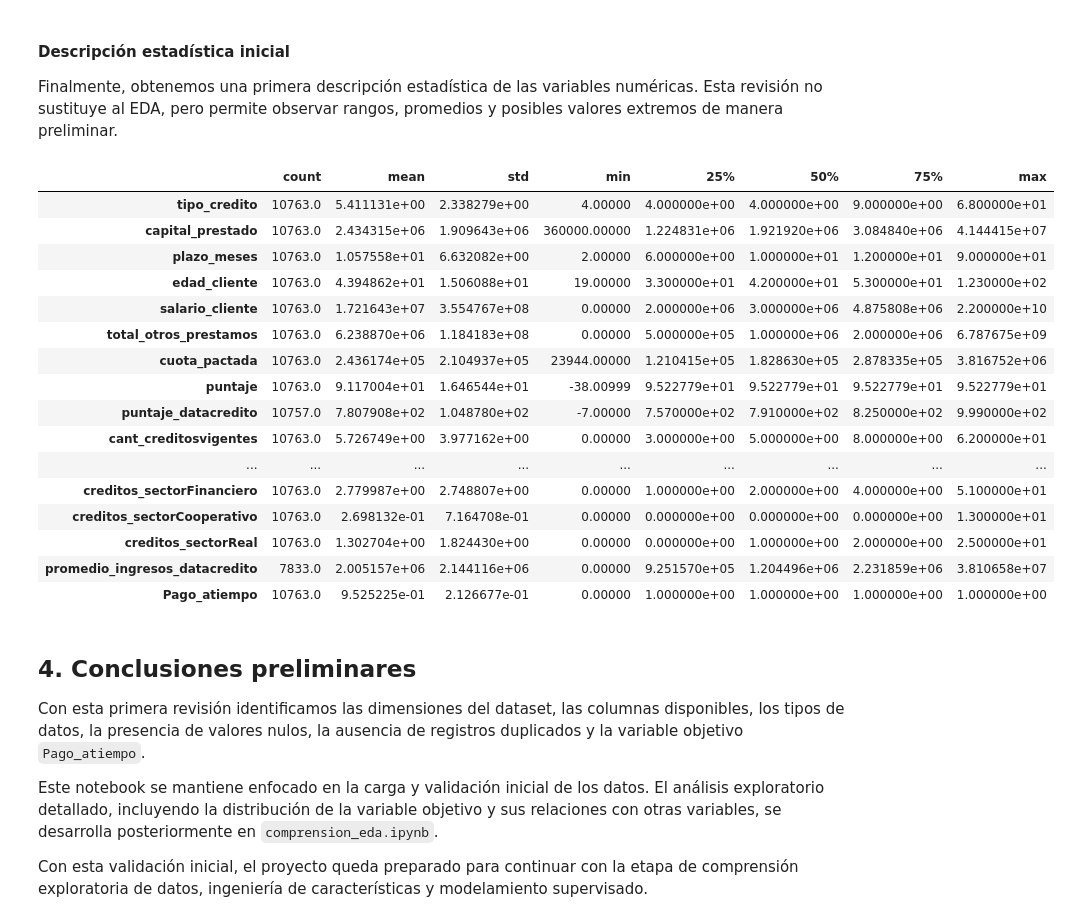
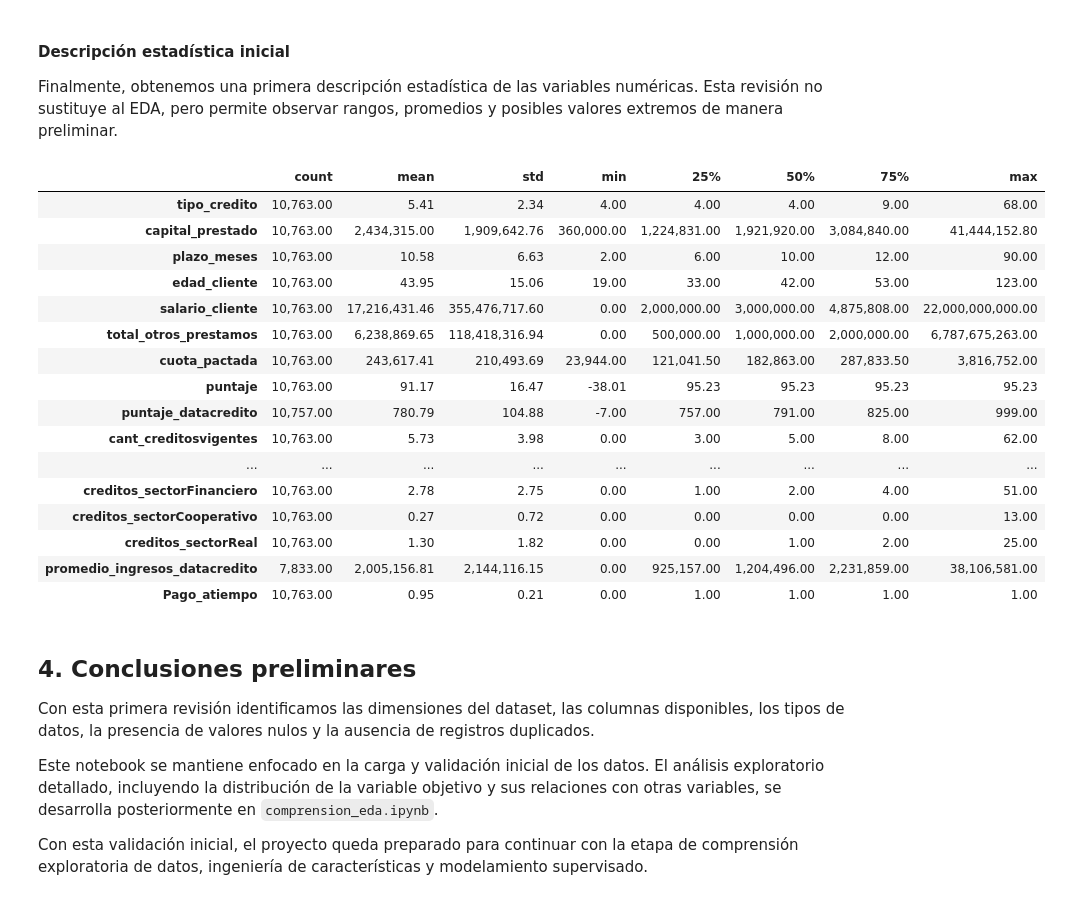
Before and after one commit to IsmaelHSaavedra/PIM5_v2, a Jupyter notebook: src/Cargar_datos.ipynb, the cells around one changed output. Saved outputs shown, nothing was run; the diff lists cells and outputs as text; code cells hidden in the pictures.

```diff
--- a/src/Cargar_datos.ipynb
+++ b/src/Cargar_datos.ipynb
@@ -156,9 +156,33 @@ No se identificaron registros duplicados completos en la base de datos. Esto ind
 
 Como parte de la carga inicial, separamos las columnas según su tipo de dato. Esto permite distinguir entre variables numéricas, categóricas y de fecha, lo cual será útil para el análisis exploratorio y la ingeniería de características.
 # %%
-columnas_fecha = [col for col in df.columns if "fecha" in col.lower()]
-columnas_numericas = df.select_dtypes(include=["int64", "float64"]).columns.tolist()
-columnas_categoricas = df.select_dtypes(include=["object"]).columns.tolist()
+from pandas.api.types import (
+    is_numeric_dtype,
+    is_datetime64_any_dtype,
+    is_object_dtype,
+    is_string_dtype
+)
+
+df["fecha_prestamo"] = pd.to_datetime(
+    df["fecha_prestamo"],
+    errors="coerce"
+)
+
+columnas_numericas = [
+    col for col in df.columns
+    if is_numeric_dtype(df[col])
+]
+
+columnas_fecha = [
+    col for col in df.columns
+    if is_datetime64_any_dtype(df[col])
+]
+
+columnas_categoricas = [
+    col for col in df.columns
+    if (is_object_dtype(df[col]) or is_string_dtype(df[col]))
+    and col not in columnas_fecha
+]
 
 clasificacion_variables = pd.DataFrame({
     "tipo_variable": ["numérica", "categórica", "fecha"],
@@ -190,28 +212,29 @@ La variable objetivo `Pago_atiempo` se identifica dentro del conjunto de datos,
 Finalmente, obtenemos una primera descripción estadística de las variables numéricas. Esta revisión no sustituye al EDA, pero permite observar rangos, promedios y posibles valores extremos de manera preliminar.
 # %%
 display(df.describe().T)
+pd.set_option("display.float_format", "{:,.2f}".format)
 # %% [output]
 |  | count | mean | std | min | 25% | 50% | 75% | max |
-| tipo_credito | 10763.0 | 5.411131e+00 | 2.338279e+00 | 4.00000 | 4.000000e+00 | 4.000000e+00 | 9.000000e+00 | 6.800000e+01 |
-| capital_prestado | 10763.0 | 2.434315e+06 | 1.909643e+06 | 360000.00000 | 1.224831e+06 | 1.921920e+06 | 3.084840e+06 | 4.144415e+07 |
-| plazo_meses | 10763.0 | 1.057558e+01 | 6.632082e+00 | 2.00000 | 6.000000e+00 | 1.000000e+01 | 1.200000e+01 | 9.000000e+01 |
-| edad_cliente | 10763.0 | 4.394862e+01 | 1.506088e+01 | 19.00000 | 3.300000e+01 | 4.200000e+01 | 5.300000e+01 | 1.230000e+02 |
-| salario_cliente | 10763.0 | 1.721643e+07 | 3.554767e+08 | 0.00000 | 2.000000e+06 | 3.000000e+06 | 4.875808e+06 | 2.200000e+10 |
-| total_otros_prestamos | 10763.0 | 6.238870e+06 | 1.184183e+08 | 0.00000 | 5.000000e+05 | 1.000000e+06 | 2.000000e+06 | 6.787675e+09 |
-| cuota_pactada | 10763.0 | 2.436174e+05 | 2.104937e+05 | 23944.00000 | 1.210415e+05 | 1.828630e+05 | 2.878335e+05 | 3.816752e+06 |
-| puntaje | 10763.0 | 9.117004e+01 | 1.646544e+01 | -38.00999 | 9.522779e+01 | 9.522779e+01 | 9.522779e+01 | 9.522779e+01 |
-| puntaje_datacredito | 10757.0 | 7.807908e+02 | 1.048780e+02 | -7.00000 | 7.570000e+02 | 7.910000e+02 | 8.250000e+02 | 9.990000e+02 |
-| cant_creditosvigentes | 10763.0 | 5.726749e+00 | 3.977162e+00 | 0.00000 | 3.000000e+00 | 5.000000e+00 | 8.000000e+00 | 6.200000e+01 |
+| tipo_credito | 10,763.00 | 5.41 | 2.34 | 4.00 | 4.00 | 4.00 | 9.00 | 68.00 |
+| capital_prestado | 10,763.00 | 2,434,315.00 | 1,909,642.76 | 360,000.00 | 1,224,831.00 | 1,921,920.00 | 3,084,840.00 | 41,444,152.80 |
+| plazo_meses | 10,763.00 | 10.58 | 6.63 | 2.00 | 6.00 | 10.00 | 12.00 | 90.00 |
+| edad_cliente | 10,763.00 | 43.95 | 15.06 | 19.00 | 33.00 | 42.00 | 53.00 | 123.00 |
+| salario_cliente | 10,763.00 | 17,216,431.46 | 355,476,717.60 | 0.00 | 2,000,000.00 | 3,000,000.00 | 4,875,808.00 | 22,000,000,000.00 |
+| total_otros_prestamos | 10,763.00 | 6,238,869.65 | 118,418,316.94 | 0.00 | 500,000.00 | 1,000,000.00 | 2,000,000.00 | 6,787,675,263.00 |
+| cuota_pactada | 10,763.00 | 243,617.41 | 210,493.69 | 23,944.00 | 121,041.50 | 182,863.00 | 287,833.50 | 3,816,752.00 |
+| puntaje | 10,763.00 | 91.17 | 16.47 | -38.01 | 95.23 | 95.23 | 95.23 | 95.23 |
+| puntaje_datacredito | 10,757.00 | 780.79 | 104.88 | -7.00 | 757.00 | 791.00 | 825.00 | 999.00 |
+| cant_creditosvigentes | 10,763.00 | 5.73 | 3.98 | 0.00 | 3.00 | 5.00 | 8.00 | 62.00 |
 | ... | ... | ... | ... | ... | ... | ... | ... | ... |
-| creditos_sectorFinanciero | 10763.0 | 2.779987e+00 | 2.748807e+00 | 0.00000 | 1.000000e+00 | 2.000000e+00 | 4.000000e+00 | 5.100000e+01 |
-| creditos_sectorCooperativo | 10763.0 | 2.698132e-01 | 7.164708e-01 | 0.00000 | 0.000000e+00 | 0.000000e+00 | 0.000000e+00 | 1.300000e+01 |
-| creditos_sectorReal | 10763.0 | 1.302704e+00 | 1.824430e+00 | 0.00000 | 0.000000e+00 | 1.000000e+00 | 2.000000e+00 | 2.500000e+01 |
-| promedio_ingresos_datacredito | 7833.0 | 2.005157e+06 | 2.144116e+06 | 0.00000 | 9.251570e+05 | 1.204496e+06 | 2.231859e+06 | 3.810658e+07 |
-| Pago_atiempo | 10763.0 | 9.525225e-01 | 2.126677e-01 | 0.00000 | 1.000000e+00 | 1.000000e+00 | 1.000000e+00 | 1.000000e+00 |
+| creditos_sectorFinanciero | 10,763.00 | 2.78 | 2.75 | 0.00 | 1.00 | 2.00 | 4.00 | 51.00 |
+| creditos_sectorCooperativo | 10,763.00 | 0.27 | 0.72 | 0.00 | 0.00 | 0.00 | 0.00 | 13.00 |
+| creditos_sectorReal | 10,763.00 | 1.30 | 1.82 | 0.00 | 0.00 | 1.00 | 2.00 | 25.00 |
+| promedio_ingresos_datacredito | 7,833.00 | 2,005,156.81 | 2,144,116.15 | 0.00 | 925,157.00 | 1,204,496.00 | 2,231,859.00 | 38,106,581.00 |
+| Pago_atiempo | 10,763.00 | 0.95 | 0.21 | 0.00 | 1.00 | 1.00 | 1.00 | 1.00 |
 # %% [markdown]
 ## 4. Conclusiones preliminares
 
-Con esta primera revisión identificamos las dimensiones del dataset, las columnas disponibles, los tipos de datos, la presencia de valores nulos, la ausencia de registros duplicados y la variable objetivo `Pago_atiempo`.
+Con esta primera revisión identificamos las dimensiones del dataset, las columnas disponibles, los tipos de datos, la presencia de valores nulos y la ausencia de registros duplicados.
 
 Este notebook se mantiene enfocado en la carga y validación inicial de los datos. El análisis exploratorio detallado, incluyendo la distribución de la variable objetivo y sus relaciones con otras variables, se desarrolla posteriormente en `comprension_eda.ipynb`.
 
```
Also changed, not shown: parts of 1 cell of this notebook.
